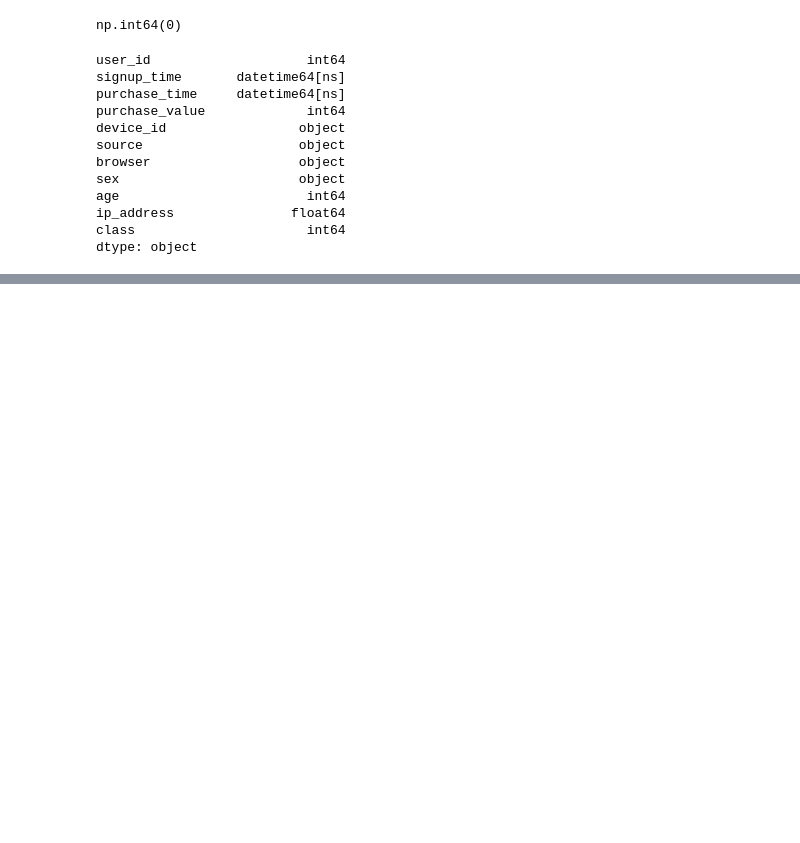
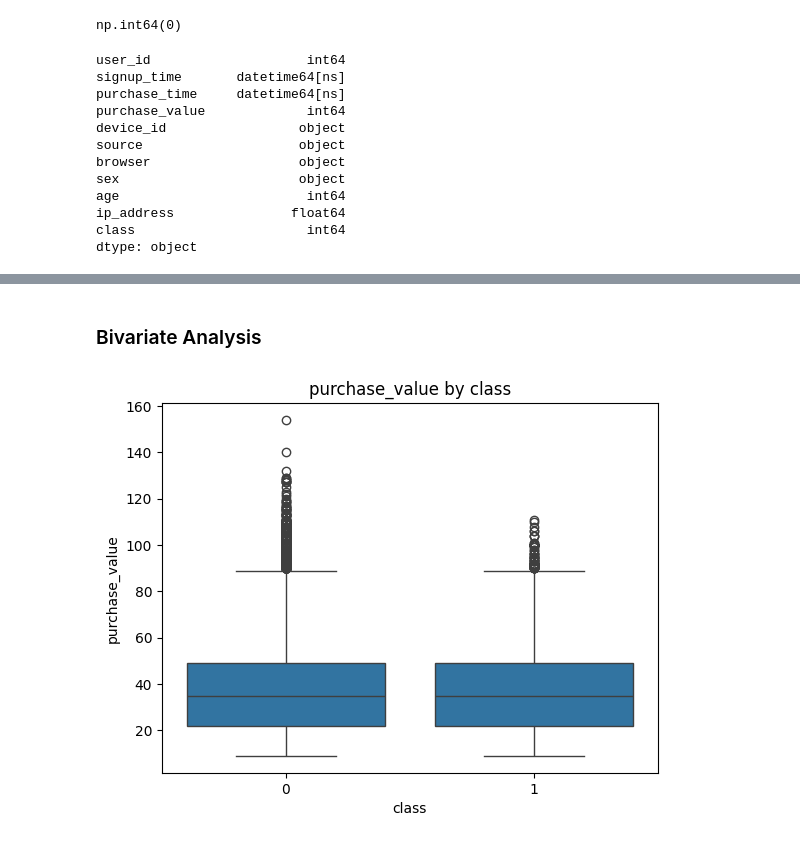
Before and after one commit to Aryam-21/Improved-detection-of-fraud-cases, a Jupyter notebook: notebooks/eda-fraud-data.ipynb, the cells around one changed output, grey strips where cells are left out. Saved outputs shown, nothing was run; the diff lists cells and outputs as text; code cells hidden in the pictures; blank space fills up the shorter version.

```diff
--- a/notebooks/eda-fraud-data.ipynb
+++ b/notebooks/eda-fraud-data.ipynb
@@ -75,0 +103,7 @@ dtype: object
+# %% [markdown]
+### Bivariate Analysis
+# %%
+# Purchase Value vs Fraud
+ploter.box_ploter('class', 'purchase_value', fraud_df)
+# %% [output]
+[figure, added]
```
Also changed, not shown: parts of 7 cells of this notebook, 1 other file.
